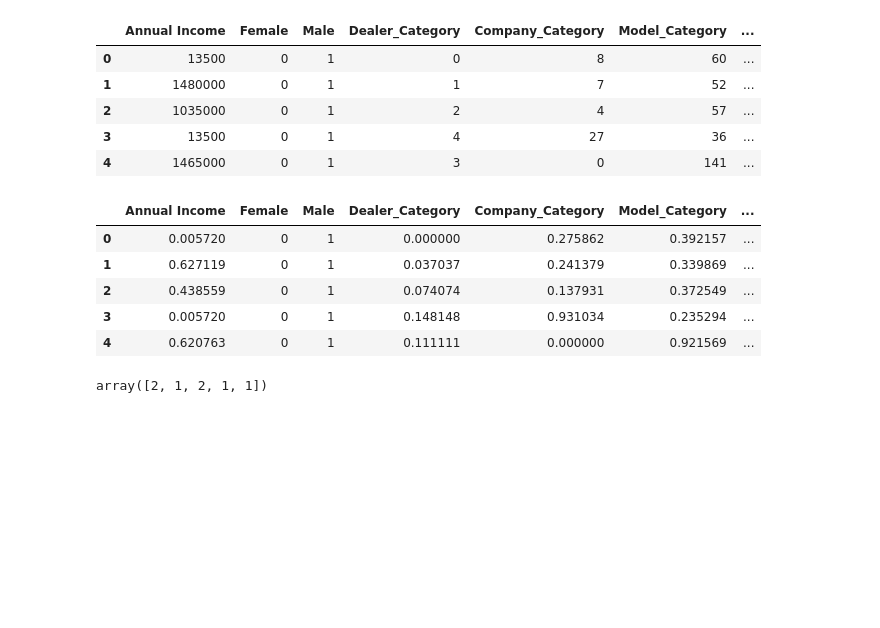
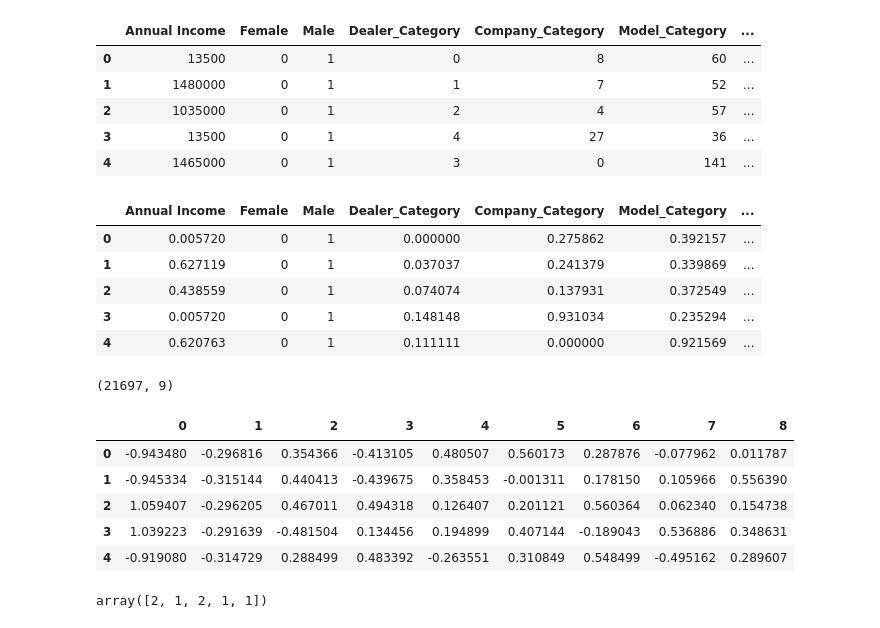
Before and after one commit to santosh4568/Car-Sales-Prediction, a Jupyter notebook: Car_Sales.ipynb, the cells around one changed output. Saved outputs shown, nothing was run; the diff lists cells and outputs as text; code cells hidden in the pictures; blank space fills up the shorter version.

```diff
--- a/Car_Sales.ipynb
+++ b/Car_Sales.ipynb
@@ -792,3 +731,17 @@ X.head()
+# %%
+X_pca.shape
+# %% [output]
+(21697, 9)
+# %%
+X_pca = pd.DataFrame(X_pca)
+X_pca.head()
+# %% [output]
+|  | 0 | 1 | 2 | 3 | 4 | 5 | 6 | 7 | 8 |
+| 0 | -0.943480 | -0.296816 | 0.354366 | -0.413105 | 0.480507 | 0.560173 | 0.287876 | -0.077962 | 0.011787 |
+| 1 | -0.945334 | -0.315144 | 0.440413 | -0.439675 | 0.358453 | -0.001311 | 0.178150 | 0.105966 | 0.556390 |
+| 2 | 1.059407 | -0.296205 | 0.467011 | 0.494318 | 0.126407 | 0.201121 | 0.560364 | 0.062340 | 0.154738 |
+| 3 | 1.039223 | -0.291639 | -0.481504 | 0.134456 | 0.194899 | 0.407144 | -0.189043 | 0.536886 | 0.348631 |
+| 4 | -0.919080 | -0.314729 | 0.288499 | 0.483392 | -0.263551 | 0.310849 | 0.548499 | -0.495162 | 0.289607 |
 # %%
 Y[:5]
 # %% [output]
```
Also changed, not shown: parts of 64 cells of this notebook.
